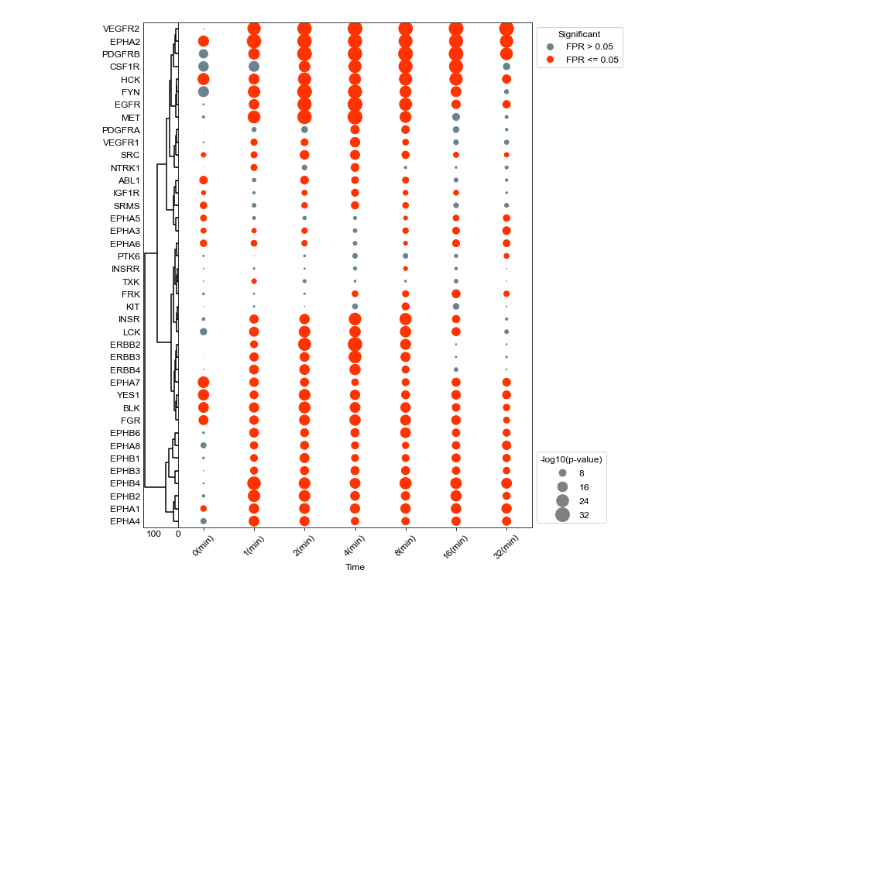
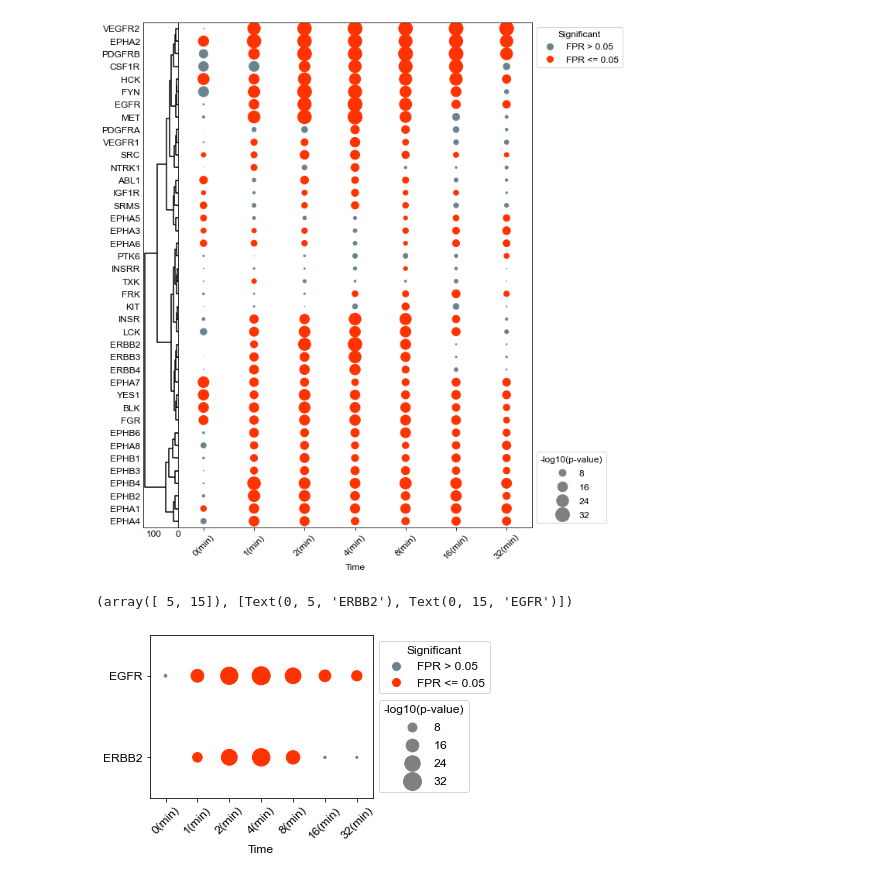
Before and after one commit to NaegleLab/KSTAR_Applications, a Jupyter notebook: Control_Results(Figure2)/EGF_184A1_WolfYadlin2007.ipynb, the cells around one changed output. Saved outputs shown, nothing was run; the diff lists cells and outputs as text; code cells hidden in the pictures; blank space fills up the shorter version.

```diff
--- a/EGF_184A1_WolfYadlin2007.ipynb
+++ b/Control_Results(Figure2)/EGF_184A1_WolfYadlin2007.ipynb
@@ -18,7 +18,7 @@ rcParams['font.size'] = 12
 import matplotlib.pyplot as plt
 
 #Directory where KSTAR Supplemental data was set
-odir = conf.SUPPLEMENTS_DIR+'Supplements/SupplementaryData/Control_Experiments/EGF_184A1_WolfYadlin2007/'
+odir = '../EGF_HMEC'
 
 #load the Mann Whitney activities and FPR for Tyrosine predictions,
 #it will be faster and less data than loading all KSTAR outputs
@@ -93,3 +91,30 @@ plt.yticks(FontSize=12)
 plt.savefig(odir+'EGF_HMEC_sigKinases.pdf', bbox_inches='tight')
 # %% [output]
 [figure]
+# %%
+results = activities
+results = -np.log10(results)
+kinases = list(results.index)
+kinases.remove('EGFR')
+rtrim = results.loc[['EGFR', 'ERBB2']]
+ftrim = fpr.loc[['EGFR', 'ERBB2']]
+
+fig, axes = plt.subplots(figsize = (4,3))
+fig.subplots_adjust(wspace=0, hspace=0)
+
+dots = DotPlot(rtrim,
+                       ftrim,
+                       figsize = (6,8),
+                       dotsize = 10,
+                       legend_title='-log10(p-value)',
+                      kinase_dict=kinase_dict)
+
+
+
+dots.dotplot(ax = axes)
+plt.xlabel('Time', FontSize=12)
+plt.xticks(rotation = 45, FontSize=12)
+plt.yticks(FontSize=12)
+# %% [output]
+(array([ 5, 15]), [Text(0, 5, 'ERBB2'), Text(0, 15, 'EGFR')])
+[figure, added]
```
Also changed, not shown: parts of 1 cell of this notebook, 16 other files.
